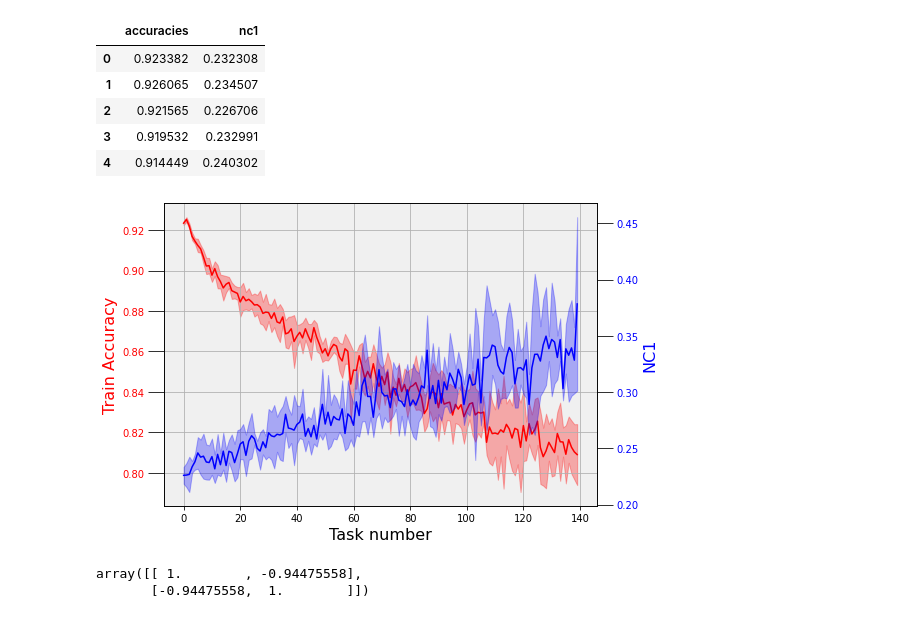
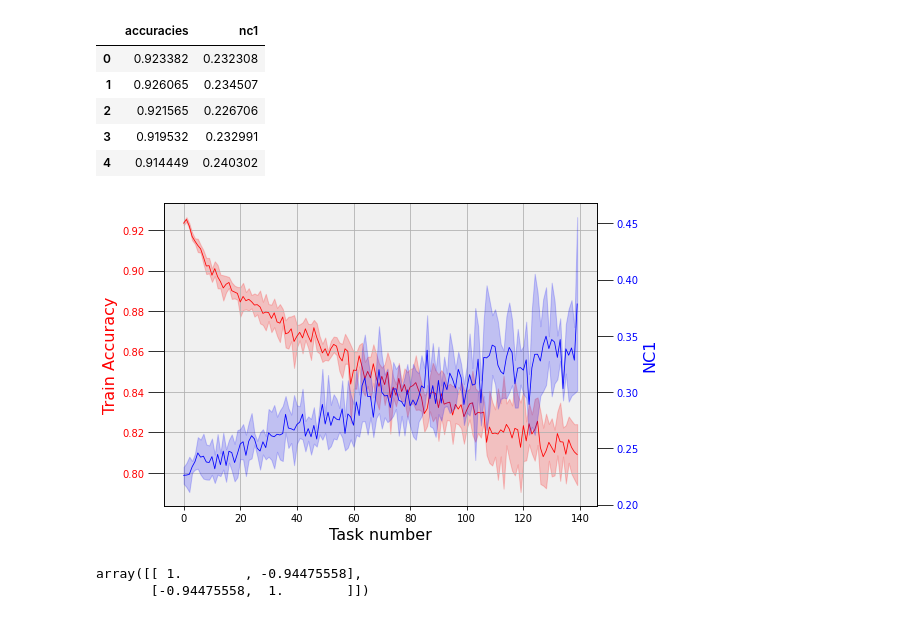
Before and after one commit to gianhess/dl_project, a Jupyter notebook: experiments/continual_experiments/lop/permuted_mnist/analysis/NC_continual.ipynb, the cells around one changed output. Cells and saved outputs as stored; diff of their text form; code cells hidden in the pictures.

Commit message:
new plots

```diff
--- a/experiments/continual_experiments/lop/permuted_mnist/analysis/NC_continual.ipynb
+++ b/experiments/continual_experiments/lop/permuted_mnist/analysis/NC_continual.ipynb
@@ -47,30 +47,30 @@ nc_std = nc_df.std(axis = 1).to_numpy().astype(float)
 # %%
 fig, ax1 = plt.subplots(figsize=(8, 5))
 colors = plt.cm.get_cmap('plasma', 3)
 
 c1 = "red" #colors(0)
 c2 = "blue" #colors(1)
 
 ax1.set_xlabel('Task number', size=16)
 ax1.set_ylabel('Train Accuracy', color=c1, size=16)
 ax1.tick_params(axis='y', labelcolor=c1, size=16)
-ax1.plot(ac_mean, label="Train accuracy", color = c1)
-ax1.fill_between(list(range(len(ac_mean))), ac_mean - ac_std, ac_mean + ac_std, alpha=0.3, color=c1)
+ax1.plot(ac_mean, label="Train accuracy", color = c1, linewidth = 0.8)
+ax1.fill_between(list(range(len(ac_mean))), ac_mean - ac_std, ac_mean + ac_std, alpha=0.2, color=c1)
 
 ax2 = ax1.twinx()
 ax2.set_ylabel('NC1', color=c2, size=16)  # we already handled the x-label with ax1
-ax2.plot(nc_mean, label="NC1", color = c2)
-ax2.fill_between(list(range(len(nc_mean))), nc_mean - nc_std, nc_mean + nc_std, alpha=0.3, color=c2)
+ax2.plot(nc_mean, label="NC1", color = c2,  linewidth =  0.8)
+ax2.fill_between(list(range(len(nc_mean))), nc_mean - nc_std, nc_mean + nc_std, alpha=0.2, color=c2)
 ax2.tick_params(axis='y', labelcolor=c2, size=16)
 
 fig.tight_layout()  # otherwise the right y-label is slightly clipped
 ax1.set_facecolor('#f0f0f0')
 # plt.title('Correlation of train accuracy and NC1')
 ax1.grid()
 fig.savefig("../plots/nc_acc.pdf")
 plt.show()
 # %% [output]
-[figure, old version]
+[figure, new version]
 # %%
 np.corrcoef(ac_mean, nc_mean)
 # %% [output]
```
Also changed, not shown: 2 other files.
